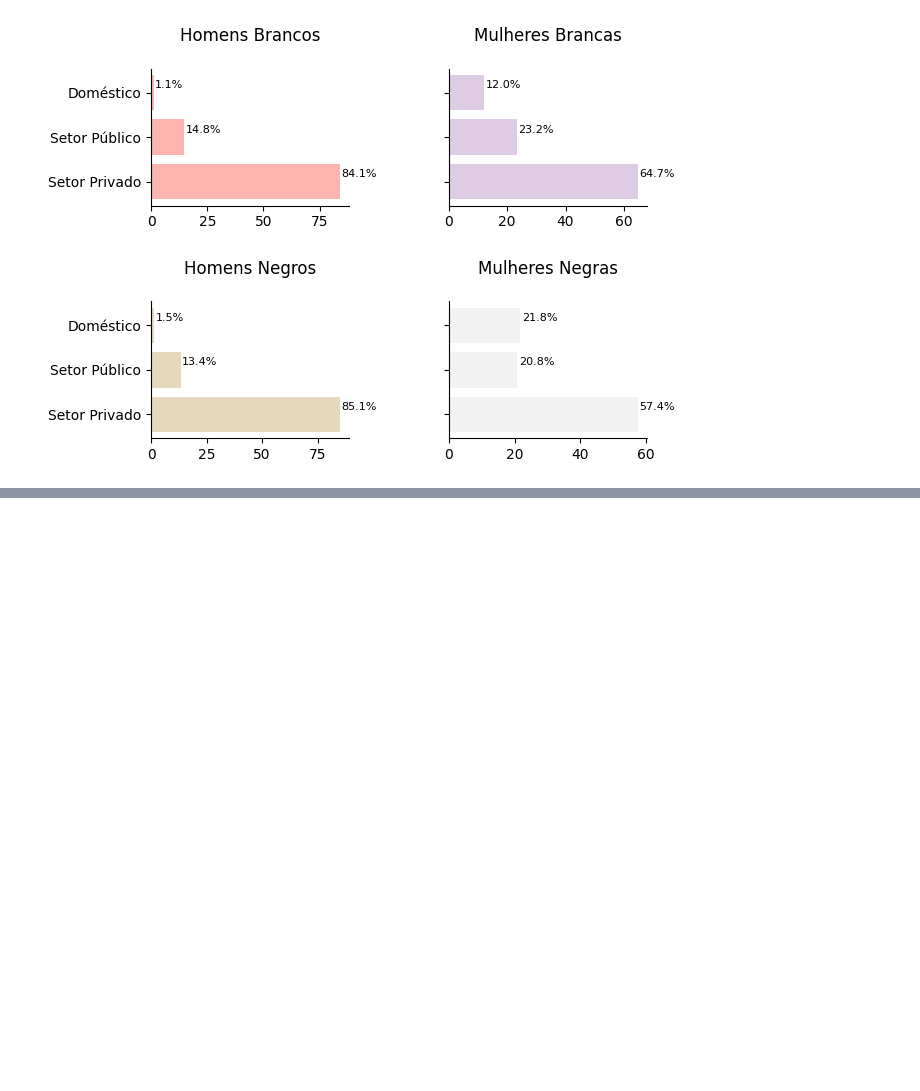
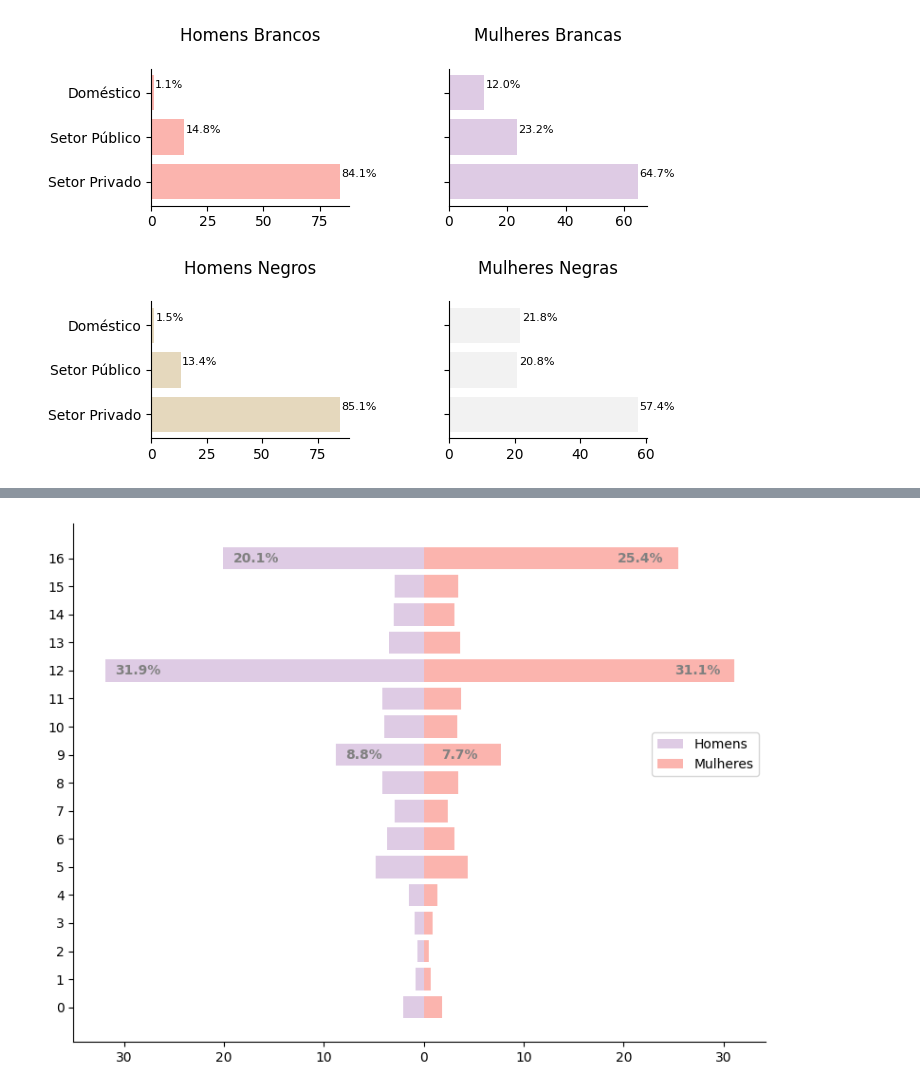
Before and after one commit to pactoPelaEquidade/reports, a Jupyter notebook: black_women/notebooks/2_plots_pnadc.ipynb, the cells around one changed output, grey strips where cells are left out. Drawn from its saved outputs; the diff is of its cells as text; code cells hidden in the pictures; blank space fills up the shorter version.

```diff
--- a/black_women/notebooks/2_plots_pnadc.ipynb
+++ b/black_women/notebooks/2_plots_pnadc.ipynb
@@ -279,0 +395,5 @@ plt.show()
+# %%
+df=pd.pivot_table(data=df, index='vd3005', columns=['group'], values='table1')
+# %%
+cols=df.columns
+df[cols] = df[cols].div(df[cols].sum(axis=0), axis=1).multiply(100)
@@ -279,0 +422,5 @@ plt.show()
+# %%
+df['Homem Branco'] = df['Homem Branco']*(-1)
+df['Homem Negro'] = df['Homem Negro']*(-1)
+# %%
+df.reset_index(inplace=True)
@@ -279,0 +448,29 @@ plt.show()
+# %%
+fig, ax = plt.subplots(figsize=(8,6))
+ax.barh(df['vd3005'], df['Homem Branco'], color=colors[1], label='Homens')
+ax.barh(df['vd3005'], df['Mulher Branca'],color=colors[0], label='Mulheres')
+
+# add format percentage to bars
+for i, v in enumerate(df['Homem Branco']):
+    if i in [9,12,16]:
+        ax.text(v+1, i-0.15, str(round(abs(v),1))+'%', color='gray', fontweight='bold')
+
+for i, v in enumerate(df['Mulher Branca']):
+    if i in [9,12,16]:
+        ax.text(v-6, i - .15, str(round(v,1))+'%', color='gray', fontweight='bold')
+
+ax.spines.right.set_visible(False)
+ax.spines.top.set_visible(False)
+fig.tight_layout()
+ax.legend(loc='lower right', bbox_to_anchor=(1, 0.5))
+
+
+ax.set_yticks(range(0, len(df['vd3005'])))
+ax.xaxis.set_major_formatter(FuncFormatter(lambda x, pos: '{:,.0f}'.format(abs(x))))
+
+
+fig.savefig('/home/dell/Documents/pacto/reports/black_women/figures/schooling_white.pdf', bbox_inches='tight')
+
+plt.show()
+# %% [output]
+[figure, added]
```
Also changed, not shown: parts of 14 cells of this notebook, 17 other files.
